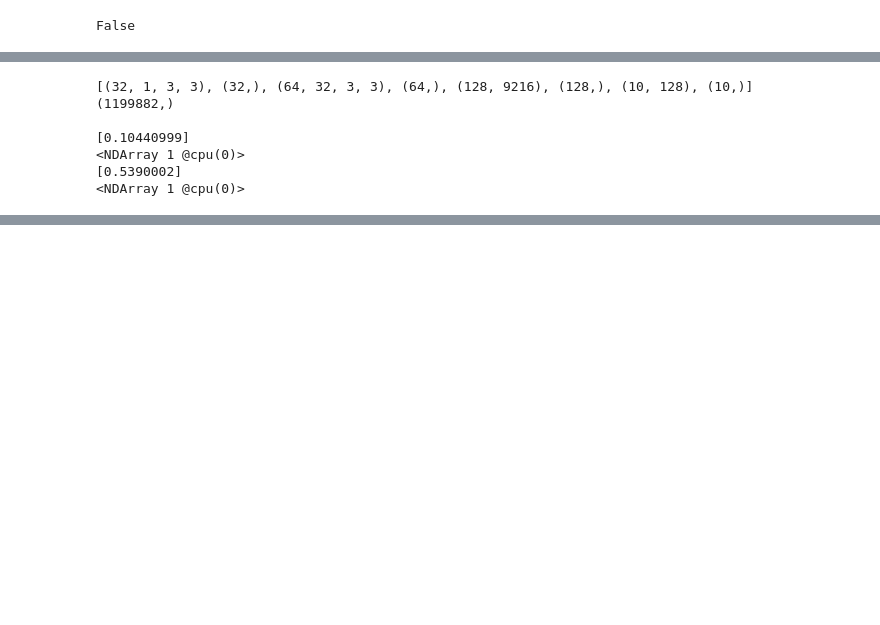
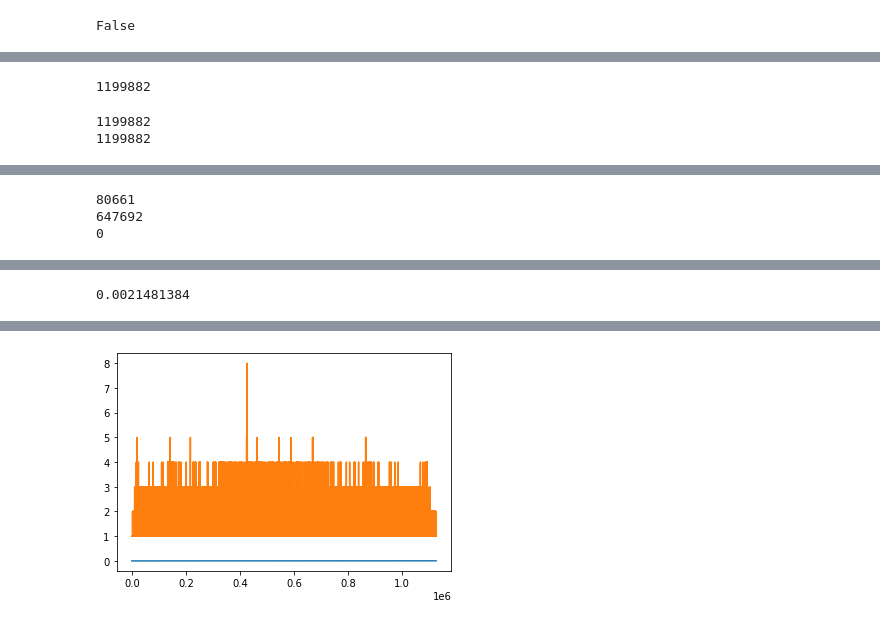
Before and after one commit to AgroFed/fl, a Jupyter notebook: src/worker/cosine.ipynb, the cells around one changed output, grey strips where cells are left out. Cells and saved outputs as stored; diff of their text form; code cells hidden in the pictures; blank space fills up the shorter version.

Commit message:
cosine attack

```diff
--- a/src/worker/cosine.ipynb
+++ b/src/worker/cosine.ipynb
@@ -193,24 +195,46 @@ print(fl.eval(t2, test_loader, device))
 # %%
+import numpy as np
+
 from mxnet import nd as mnd
 
 fb1, bslist = sim.get_net_arr(_B1)
 fc1, cslist = sim.get_net_arr(_C1)
 fc5, cslist = sim.get_net_arr(_C5)
+#print(sim.grad_cosine_similarity(_B1, _C1))
+#print(sim.grad_cosine_similarity(_B1, _C5))
 
-print(bslist)
+#print(bslist)
 
-print(fb1.shape)
+#print(fb1.shape)
 
 cs1 = mnd.dot(mnd.array(fb1), mnd.array(fc1)) / (mnd.norm(mnd.array(fb1)) + 1e-9) / (mnd.norm(mnd.array(fc1)) + 1e-9)
 cs5 = mnd.dot(mnd.array(fb1), mnd.array(fc5)) / (mnd.norm(mnd.array(fb1)) + 1e-9) / (mnd.norm(mnd.array(fc5)) + 1e-9)
 
-print(cs1, cs5)
-#_T1 = sim.get_arr_net(_C1, fc1, slist)
+#print(cs1, cs5)
+_T1 = sim.get_arr_net(_C1, fc1, cslist)
+_T5 = sim.get_arr_net(_C5, fc5, cslist)
+#print(sim.grad_cosine_similarity(_B1, _T1))
+#print(sim.grad_cosine_similarity(_B1, _T5))
+
+ft1, cslist = sim.get_net_arr(_T1)
+print(len(np.where(fc1==ft1)[0]))
 # %% [output]
-[(32, 1, 3, 3), (32,), (64, 32, 3, 3), (64,), (128, 9216), (128,), (10, 128), (10,)]
-(1199882,)
-
-[0.10440999]
-<NDArray 1 @cpu(0)>
-[0.5390002]
-<NDArray 1 @cpu(0)>
+1199882
+# %%
+print(len(fc1))
+print(np.count_nonzero(fc1))
+print(len(np.intersect1d(fb1, fc1)))
+print(len(np.where(fc1>fb1-0.0001)[0]))
+print(len(np.where(fc1==fb1)[0]))
+
+import matplotlib.pyplot as plt
+df1 = fc1 - fb1
+unique, counts = np.unique(df1, return_counts=True)
+npc = np.asarray((unique, counts)).T
+print(np.amax(df1))
+
+plt.plot(npc)
+plt.show()
+# %% [output]
+1199882
+1199882
@@ -216,0 +251,3 @@ print(cs1, cs5)
+80661
+647692
+0
@@ -216,0 +271 @@ print(cs1, cs5)
+0.0021481384
@@ -216,0 +289 @@ print(cs1, cs5)
+[figure, added]
```
Also changed, not shown: parts of 7 cells of this notebook, 1 other file.
